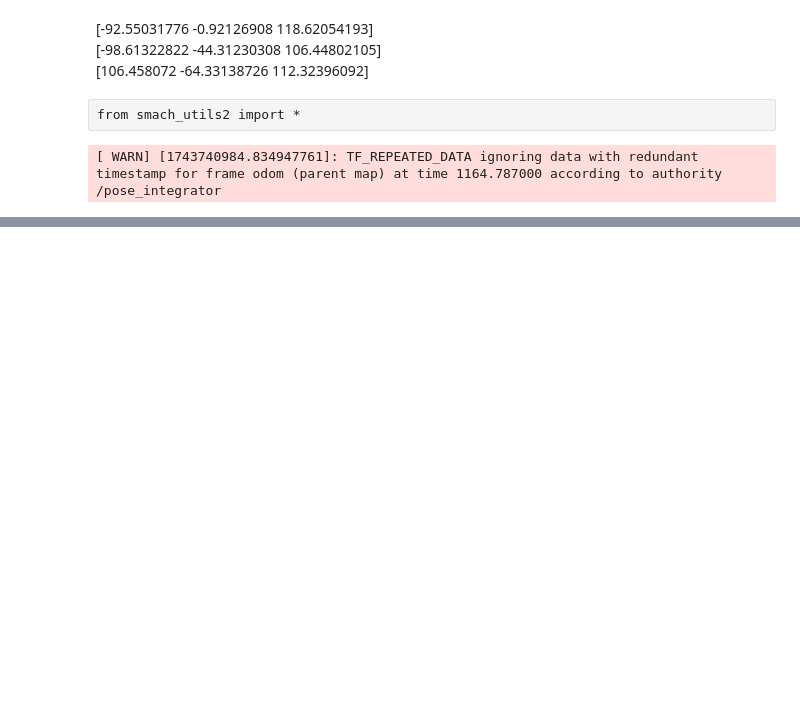
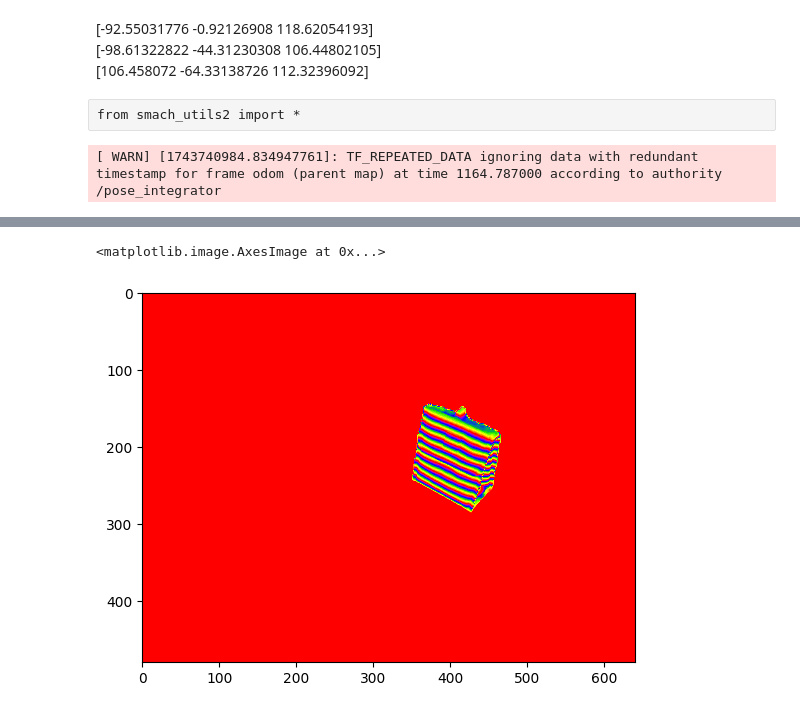
Before and after one commit to takeshi-pumas/catkin_extras, a Jupyter notebook: src/task/scripts/Pandas Data Frame Tutorial_PCA-Copy1.ipynb, the cells around one changed output, grey strips where cells are left out. Saved outputs shown, nothing was run; the diff lists cells and outputs as text; code cells hidden in the pictures; blank space fills up the shorter version.

```diff
--- a/src/task/scripts/Pandas Data Frame Tutorial_PCA-Copy1.ipynb
+++ b/src/task/scripts/Pandas Data Frame Tutorial_PCA-Copy1.ipynb
@@ -784,0 +1047,5 @@ plt.imshow(mask)
+# %%
+plt.imshow(mask*corrected['z'],cmap='prism')
+# %% [output]
+<matplotlib.image.AxesImage at 0x...>
+[figure, added]
```
Also changed, not shown: parts of 28 cells of this notebook, 1 other file.
